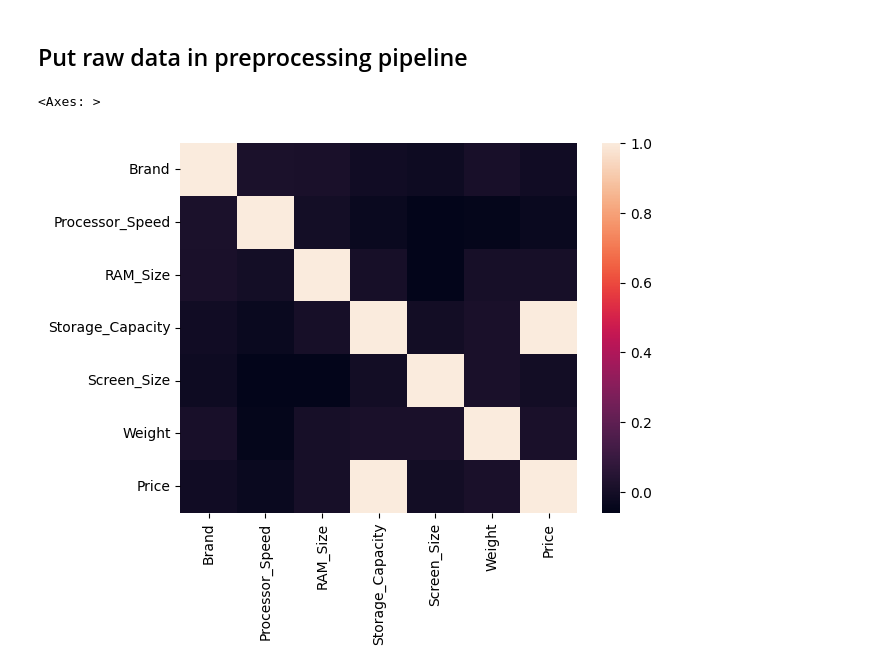
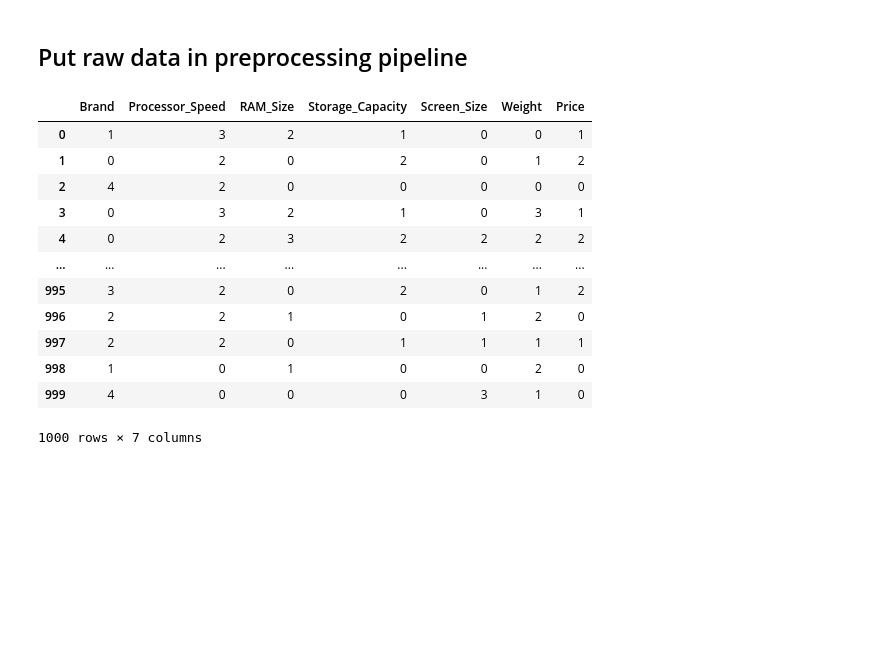
Before and after one commit to TJesT/tpnn, a Jupyter notebook: 1.ipynb, the cells around one changed output. Saved outputs shown, nothing was run; the diff lists cells and outputs as text; code cells hidden in the pictures; blank space fills up the shorter version.

```diff
--- a/1.ipynb
+++ b/1.ipynb
@@ -44,14 +44,25 @@ pipeline = (
     >> Encoder(
         ['Processor_Speed', 'Screen_Size', 'Weight'],
         strategy='quantiles',
-        quantiles=2,
+        quantiles=4,
     )
 )
 # %% [markdown]
 ## Put raw data in preprocessing pipeline
 # %%
 pure_data = raw_data >> pipeline
-sns.heatmap(pure_data.corr())
+pure_data
 # %% [output]
+|  | Brand | Processor_Speed | RAM_Size | Storage_Capacity | Screen_Size | Weight | Price |
+| 0 | 1 | 3 | 2 | 1 | 0 | 0 | 1 |
+| 1 | 0 | 2 | 0 | 2 | 0 | 1 | 2 |
+| 2 | 4 | 2 | 0 | 0 | 0 | 0 | 0 |
+| 3 | 0 | 3 | 2 | 1 | 0 | 3 | 1 |
+| 4 | 0 | 2 | 3 | 2 | 2 | 2 | 2 |
+| ... | ... | ... | ... | ... | ... | ... | ... |
+| 995 | 3 | 2 | 0 | 2 | 0 | 1 | 2 |
+| 996 | 2 | 2 | 1 | 0 | 1 | 2 | 0 |
+| 997 | 2 | 2 | 0 | 1 | 1 | 1 | 1 |
+| 998 | 1 | 0 | 1 | 0 | 0 | 2 | 0 |
+| 999 | 4 | 0 | 0 | 0 | 3 | 1 | 0 |
-<Axes: >
+1000 rows × 7 columns
-[figure, removed]
```
Also changed, not shown: parts of 5 cells of this notebook, 8 other files.
